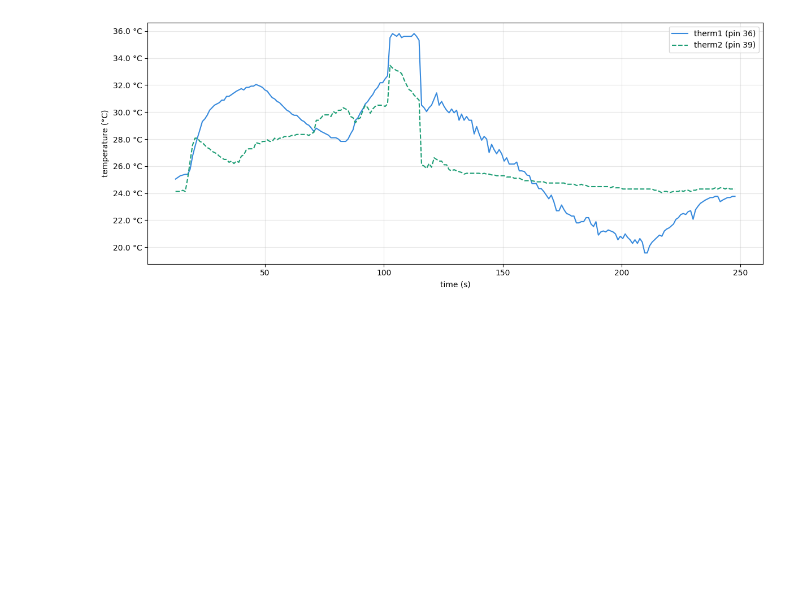
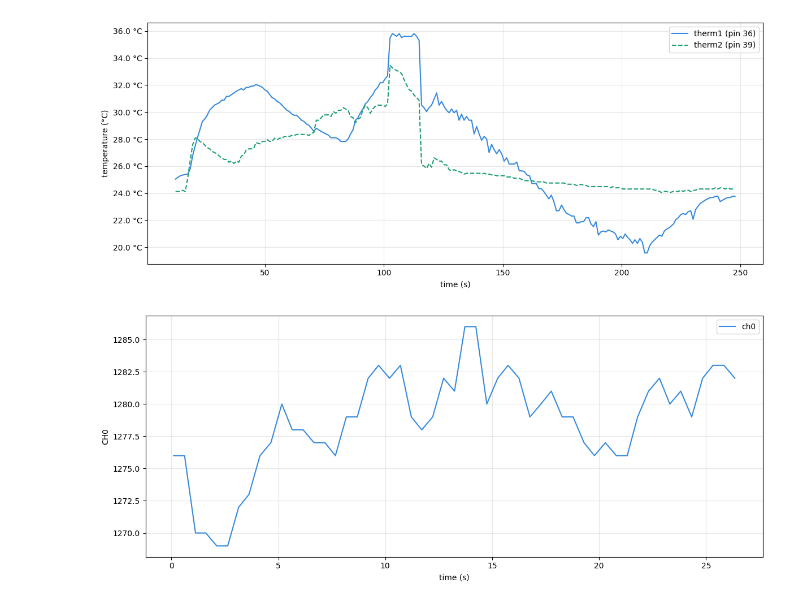
Before and after one commit to NitanshT/db4, a Jupyter notebook: graphing.ipynb, the cells around one changed output. Cells and saved outputs as stored; diff of their text form; code cells hidden in the pictures; blank space fills up the shorter version.

Commit message:
CALIBRATION BABYYYYYYYYYYY!!!!!!

```diff
--- a/graphing.ipynb
+++ b/graphing.ipynb
@@ -22,3 +22,25 @@ plt.savefig('temps.png', dpi=150)
 plt.show()
 # %% [output]
 [figure]
+# %%
+import pandas as pd
+import matplotlib.pyplot as plt
+import matplotlib.ticker as ticker
+
+df = pd.read_csv('Calibration Output2.txt')
+df['time_s'] = df['time_ms'] / 1000
+
+fig, ax = plt.subplots(figsize=(12, 5))
+
+ax.plot(df['time_s'], df['ch0'], label='ch0', linewidth=1.5, color='#378ADD')
+
+ax.set_xlabel('time (s)')
+ax.set_ylabel('CH0')
+ax.legend()
+ax.grid(True, alpha=0.3)
+
+plt.tight_layout()
+plt.savefig('temps.png', dpi=150)
+plt.show()
+# %% [output]
+[figure, added]
```
Also changed, not shown: parts of 2 cells of this notebook, 15 other files.
